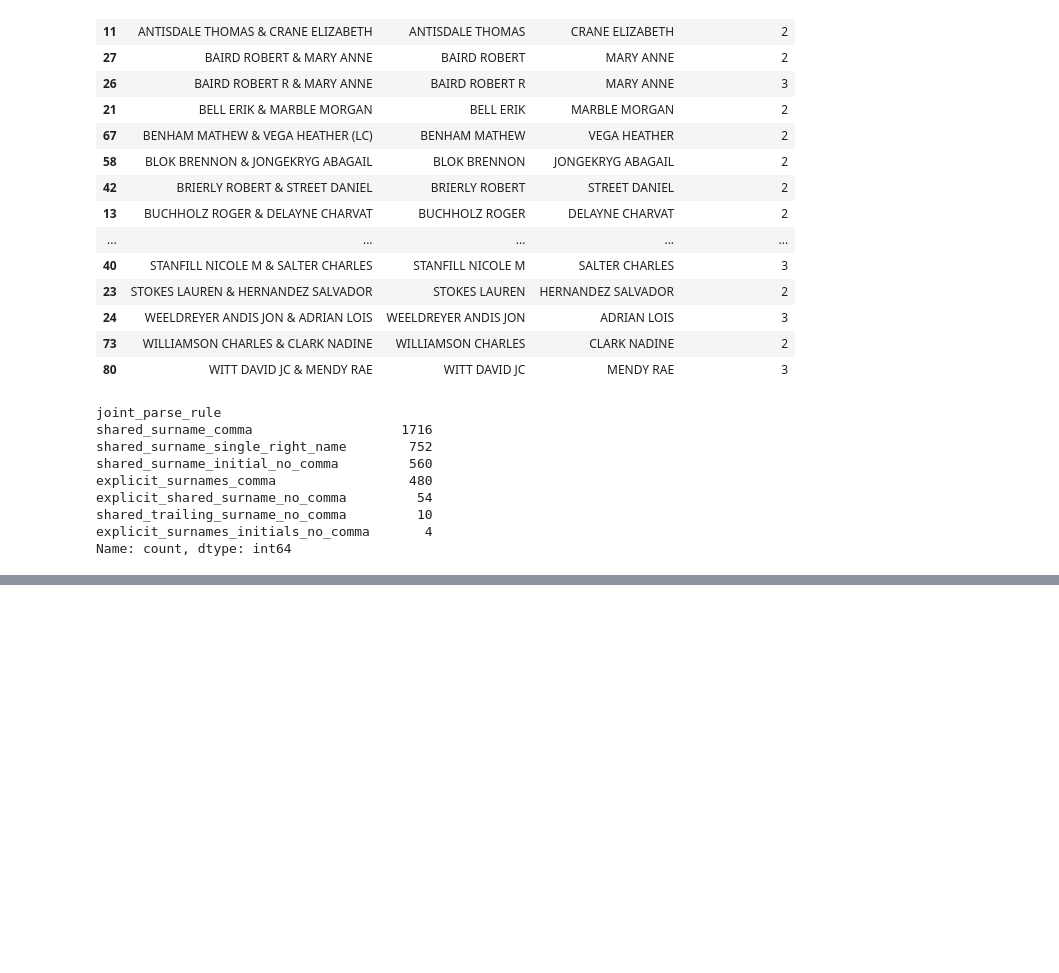
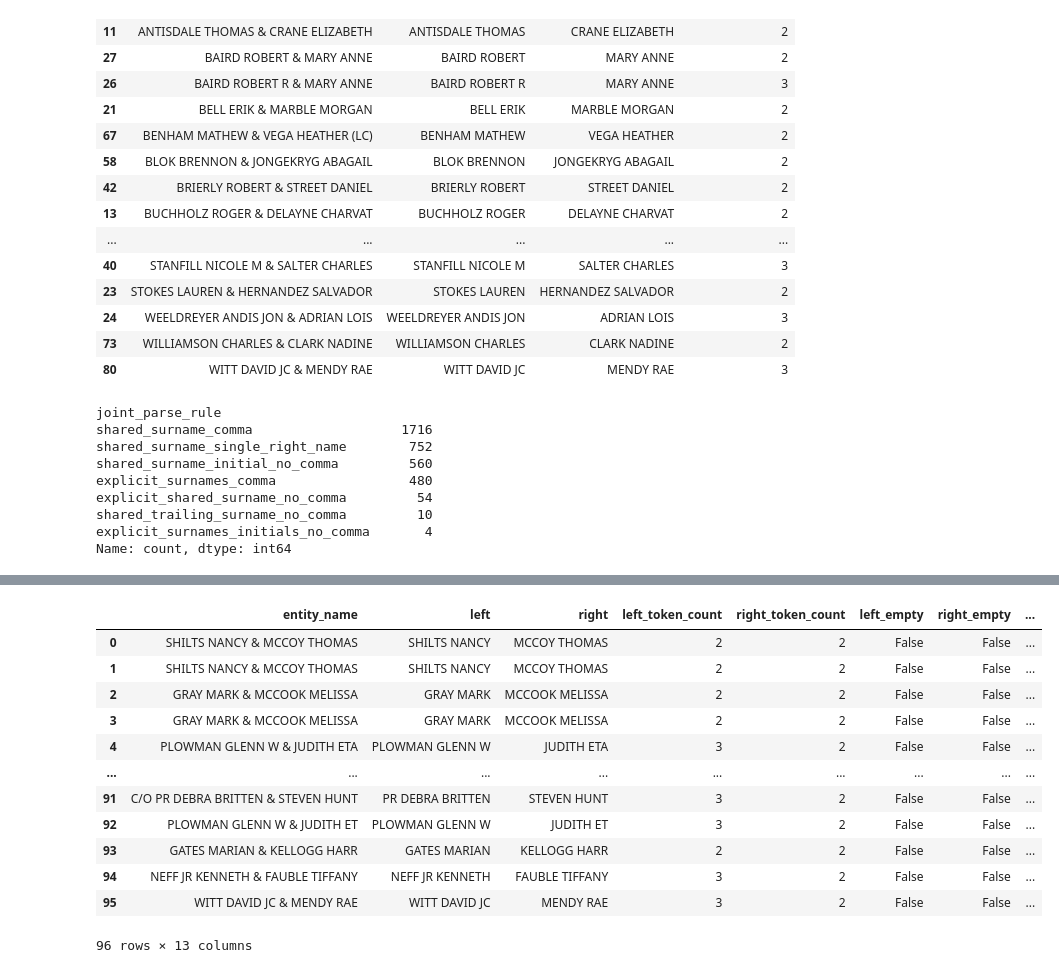
Before and after one commit to mattphinney-94/kzoo_county_project, a Jupyter notebook: Finalized_Entity_Table_Analysis.ipynb, the cells around one changed output, grey strips where cells are left out. Drawn from its saved outputs; the diff is of its cells as text; code cells hidden in the pictures; blank space fills up the shorter version.

```diff
--- a/Finalized_Entity_Table_Analysis.ipynb
+++ b/Finalized_Entity_Table_Analysis.ipynb
@@ -1576,0 +1907,30 @@ Name: count, dtype: int64
+# %%
+right_two_full_with_address = (
+    right_two_full_tokens
+    .merge(
+        remaining_joint[
+            [
+                "entity_name",
+                "associated_address"
+            ]
+        ].drop_duplicates(),
+        on="entity_name",
+        how="left"
+    )
+)
+
+right_two_full_with_address
+# %% [output]
+|  | entity_name | left | right | left_token_count | right_token_count | left_empty | right_empty | ... |
+| 0 | SHILTS NANCY & MCCOY THOMAS | SHILTS NANCY | MCCOY THOMAS | 2 | 2 | False | False | ... |
+| 1 | SHILTS NANCY & MCCOY THOMAS | SHILTS NANCY | MCCOY THOMAS | 2 | 2 | False | False | ... |
+| 2 | GRAY MARK & MCCOOK MELISSA | GRAY MARK | MCCOOK MELISSA | 2 | 2 | False | False | ... |
+| 3 | GRAY MARK & MCCOOK MELISSA | GRAY MARK | MCCOOK MELISSA | 2 | 2 | False | False | ... |
+| 4 | PLOWMAN GLENN W & JUDITH ETA | PLOWMAN GLENN W | JUDITH ETA | 3 | 2 | False | False | ... |
+| ... | ... | ... | ... | ... | ... | ... | ... | ... |
+| 91 | C/O PR DEBRA BRITTEN & STEVEN HUNT | PR DEBRA BRITTEN | STEVEN HUNT | 3 | 2 | False | False | ... |
+| 92 | PLOWMAN GLENN W & JUDITH ET | PLOWMAN GLENN W | JUDITH ET | 3 | 2 | False | False | ... |
+| 93 | GATES MARIAN & KELLOGG HARR | GATES MARIAN | KELLOGG HARR | 2 | 2 | False | False | ... |
+| 94 | NEFF JR KENNETH & FAUBLE TIFFANY | NEFF JR KENNETH | FAUBLE TIFFANY | 3 | 2 | False | False | ... |
+| 95 | WITT DAVID JC & MENDY RAE | WITT DAVID JC | MENDY RAE | 3 | 2 | False | False | ... |
+96 rows × 13 columns
```
Also changed, not shown: parts of 36 cells of this notebook, 1 other file.
